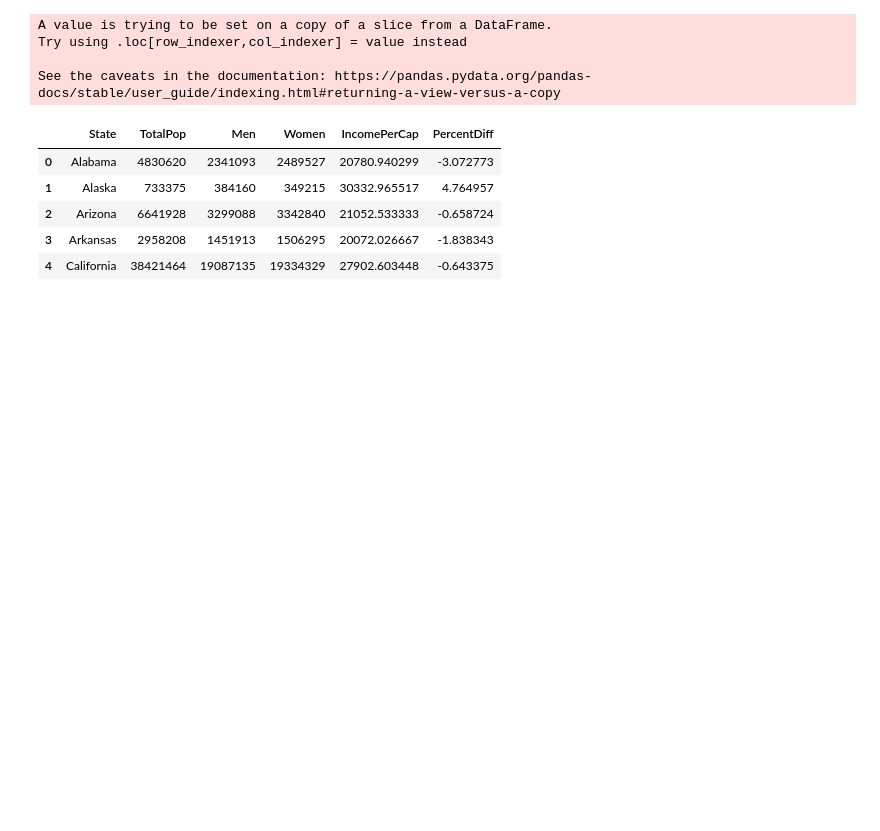
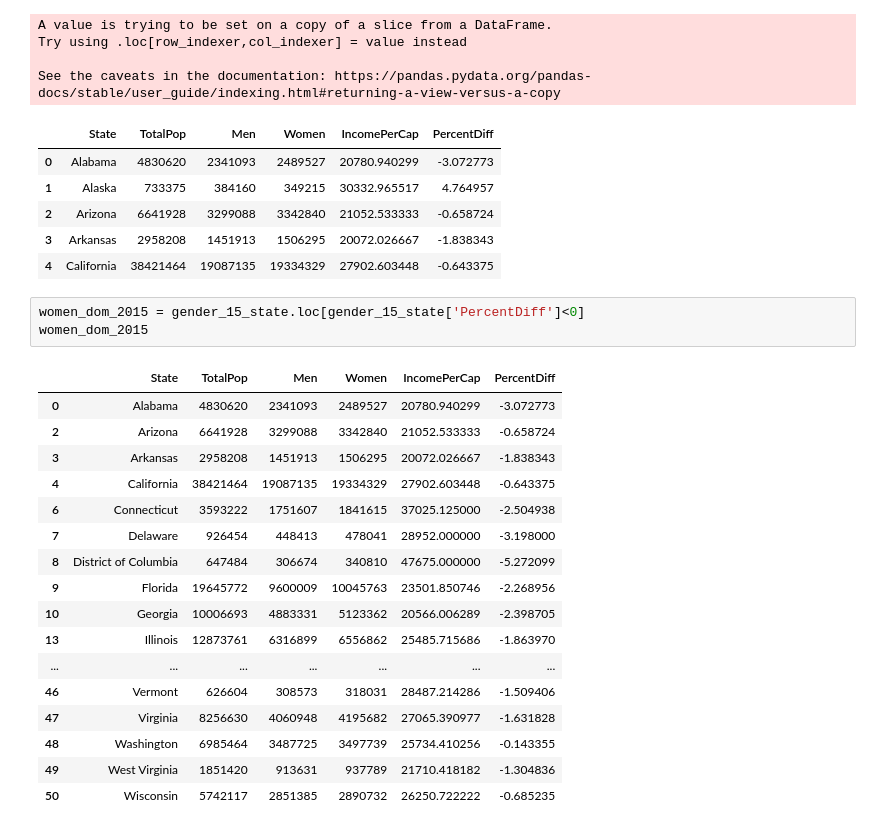
Before and after one commit to charlim26/censusproject, a Jupyter notebook: gender_income.ipynb, the cells around one changed output. Cells and saved outputs as stored; diff of their text form; blank space fills up the shorter version.

```diff
--- a/gender_income.ipynb
+++ b/gender_income.ipynb
@@ -56,3 +56,24 @@ See the caveats in the documentation: https://pandas.pydata.org/pandas-docs/stab
 | 2 | Arizona | 6641928 | 3299088 | 3342840 | 21052.533333 | -0.658724 |
 | 3 | Arkansas | 2958208 | 1451913 | 1506295 | 20072.026667 | -1.838343 |
 | 4 | California | 38421464 | 19087135 | 19334329 | 27902.603448 | -0.643375 |
+# %%
+women_dom_2015 = gender_15_state.loc[gender_15_state['PercentDiff']<0]
+women_dom_2015
+# %% [output]
+|  | State | TotalPop | Men | Women | IncomePerCap | PercentDiff |
+| 0 | Alabama | 4830620 | 2341093 | 2489527 | 20780.940299 | -3.072773 |
+| 2 | Arizona | 6641928 | 3299088 | 3342840 | 21052.533333 | -0.658724 |
+| 3 | Arkansas | 2958208 | 1451913 | 1506295 | 20072.026667 | -1.838343 |
+| 4 | California | 38421464 | 19087135 | 19334329 | 27902.603448 | -0.643375 |
+| 6 | Connecticut | 3593222 | 1751607 | 1841615 | 37025.125000 | -2.504938 |
+| 7 | Delaware | 926454 | 448413 | 478041 | 28952.000000 | -3.198000 |
+| 8 | District of Columbia | 647484 | 306674 | 340810 | 47675.000000 | -5.272099 |
+| 9 | Florida | 19645772 | 9600009 | 10045763 | 23501.850746 | -2.268956 |
+| 10 | Georgia | 10006693 | 4883331 | 5123362 | 20566.006289 | -2.398705 |
+| 13 | Illinois | 12873761 | 6316899 | 6556862 | 25485.715686 | -1.863970 |
+| ... | ... | ... | ... | ... | ... | ... |
+| 46 | Vermont | 626604 | 308573 | 318031 | 28487.214286 | -1.509406 |
+| 47 | Virginia | 8256630 | 4060948 | 4195682 | 27065.390977 | -1.631828 |
+| 48 | Washington | 6985464 | 3487725 | 3497739 | 25734.410256 | -0.143355 |
+| 49 | West Virginia | 1851420 | 913631 | 937789 | 21710.418182 | -1.304836 |
+| 50 | Wisconsin | 5742117 | 2851385 | 2890732 | 26250.722222 | -0.685235 |
```
Also changed, not shown: parts of 2 cells of this notebook.
